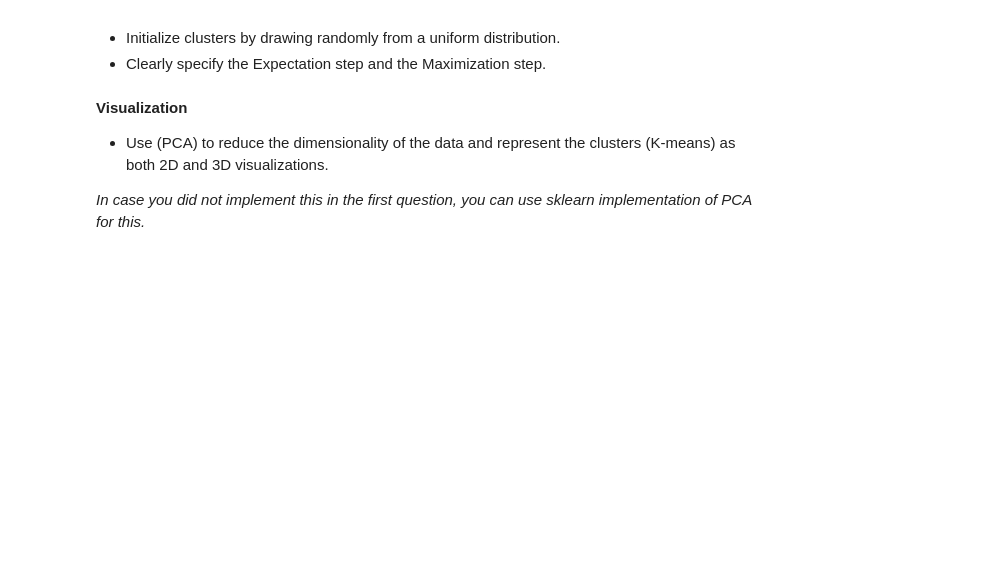
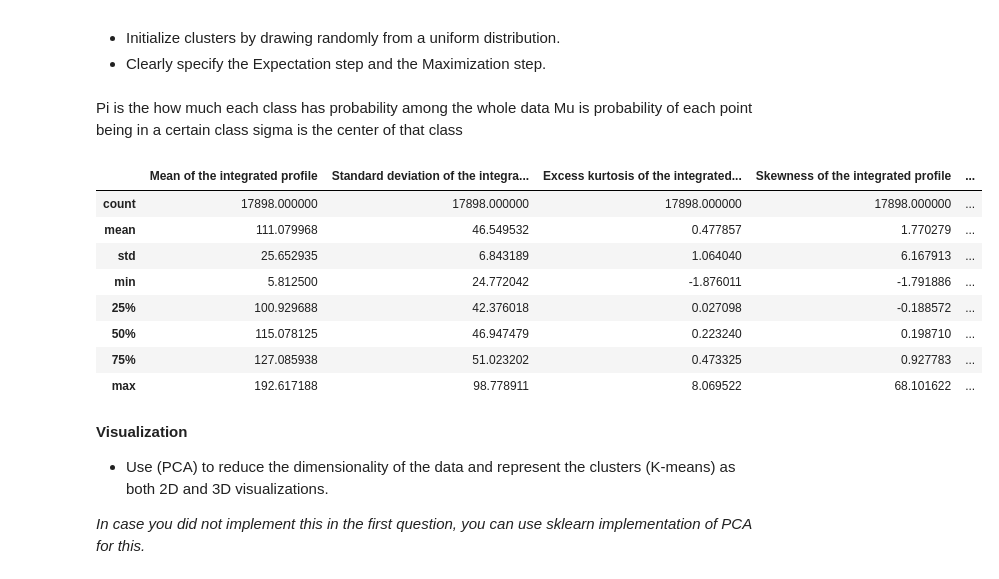
Before and after one commit to amirheyvaz/WiSe-2024, a Jupyter notebook: ML LAB/Exercises/12/1747696_Exercise_12.ipynb, the cells around one changed output. Saved outputs shown, nothing was run; the diff lists cells and outputs as text; code cells hidden in the pictures; blank space fills up the shorter version.

```diff
--- a/ML LAB/Exercises/12/1747696_Exercise_12.ipynb
+++ b/ML LAB/Exercises/12/1747696_Exercise_12.ipynb
@@ -62,3 +62,7 @@ The basic algorithm is given by:
 
 - Initialize clusters by drawing randomly from a uniform distribution.
 - Clearly specify the Expectation step and the Maximization step.
+# %% [markdown]
+Pi is the how much each class has probability among the whole data
+Mu is probability of each point being in a certain class
+sigma is the center of that class
@@ -65,2 +75,15 @@ The basic algorithm is given by:
 # %%
 ### Write your code here
+
+df = pd.read_csv("HTRU_2.csv", header=0, index_col=None)
+df.describe()
+# %% [output]
+|  | Mean of the integrated profile | Standard deviation of the integra... | Excess kurtosis of the integrated... | Skewness of the integrated profile | ... |
+| count | 17898.000000 | 17898.000000 | 17898.000000 | 17898.000000 | ... |
+| mean | 111.079968 | 46.549532 | 0.477857 | 1.770279 | ... |
+| std | 25.652935 | 6.843189 | 1.064040 | 6.167913 | ... |
+| min | 5.812500 | 24.772042 | -1.876011 | -1.791886 | ... |
+| 25% | 100.929688 | 42.376018 | 0.027098 | -0.188572 | ... |
+| 50% | 115.078125 | 46.947479 | 0.223240 | 0.198710 | ... |
+| 75% | 127.085938 | 51.023202 | 0.473325 | 0.927783 | ... |
+| max | 192.617188 | 98.778911 | 8.069522 | 68.101622 | ... |
```
Also changed, not shown: parts of 4 cells of this notebook, 4 other files.
